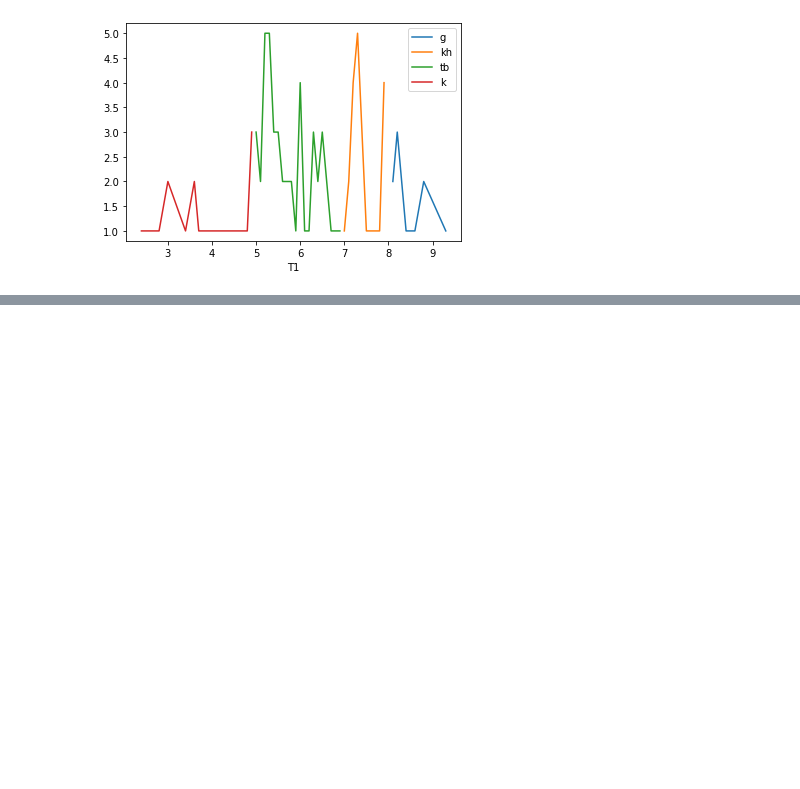
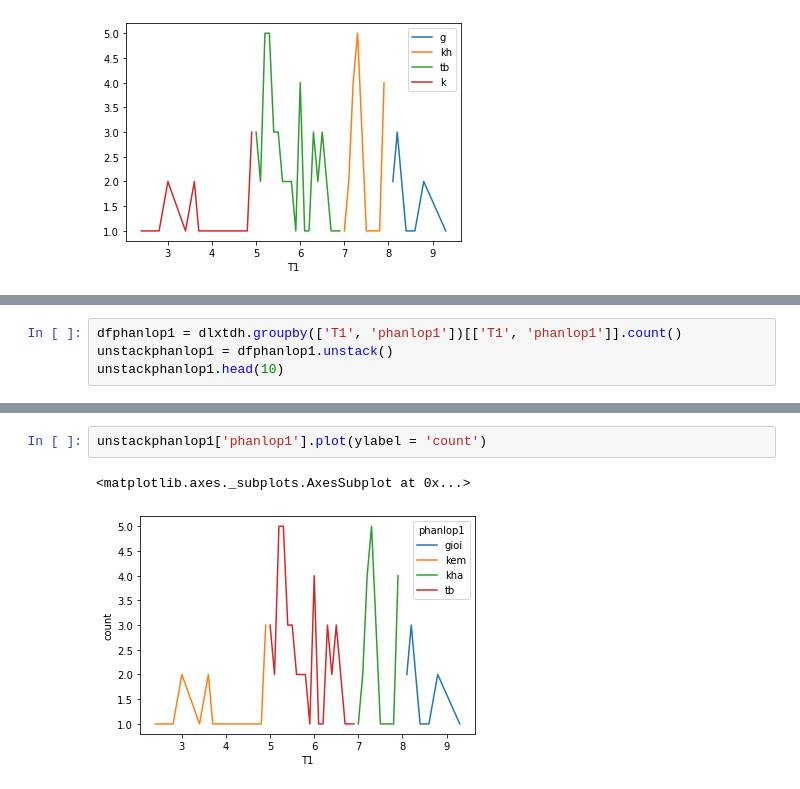
Before and after one commit to PhamBaVuong/DataAnalysisDeepLearning, a Jupyter notebook: Lab02.ipynb, the cells around one changed output, grey strips where cells are left out. Cells and saved outputs as stored; diff of their text form; blank space fills up the shorter version.

```diff
--- a/Lab02.ipynb
+++ b/Lab02.ipynb
@@ -721,0 +727,4 @@ plt.legend()
+# %%
+dfphanlop1 = dlxtdh.groupby(['T1', 'phanlop1'])[['T1', 'phanlop1']].count()
+unstackphanlop1 = dfphanlop1.unstack()
+unstackphanlop1.head(10)
@@ -721,0 +745,5 @@ plt.legend()
+# %%
+unstackphanlop1['phanlop1'].plot(ylabel = 'count')
+# %% [output]
+<matplotlib.axes._subplots.AxesSubplot at 0x...>
+[figure, added]
```
Also changed, not shown: parts of 27 cells of this notebook.
